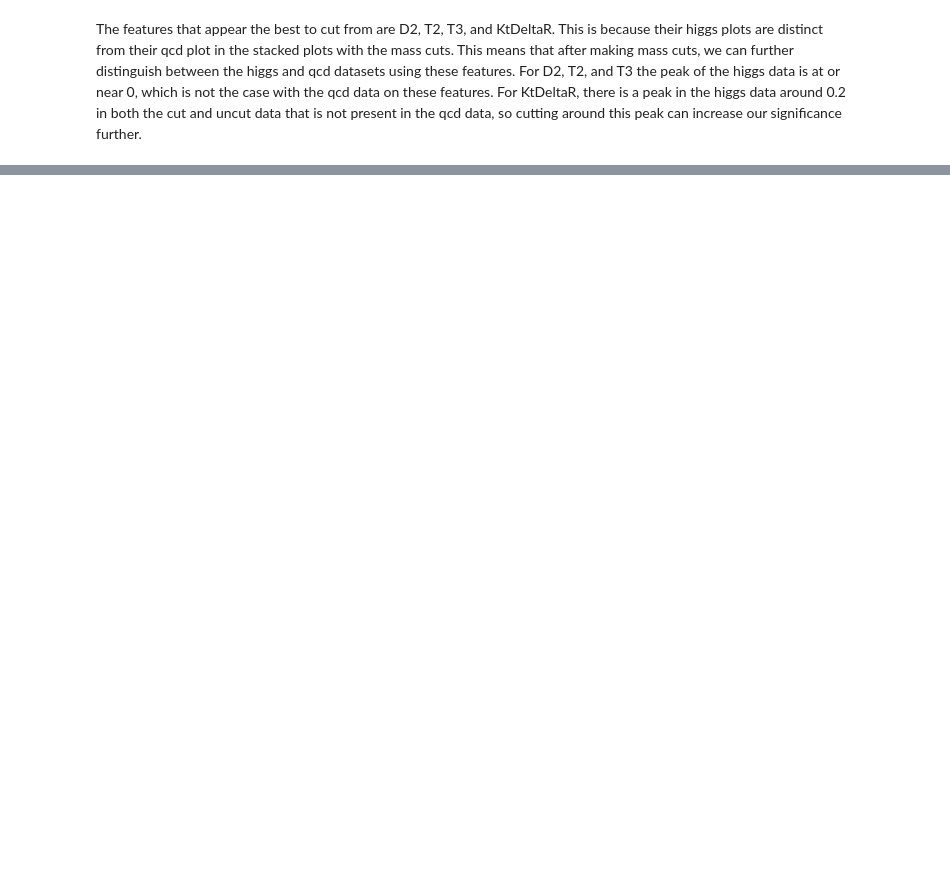
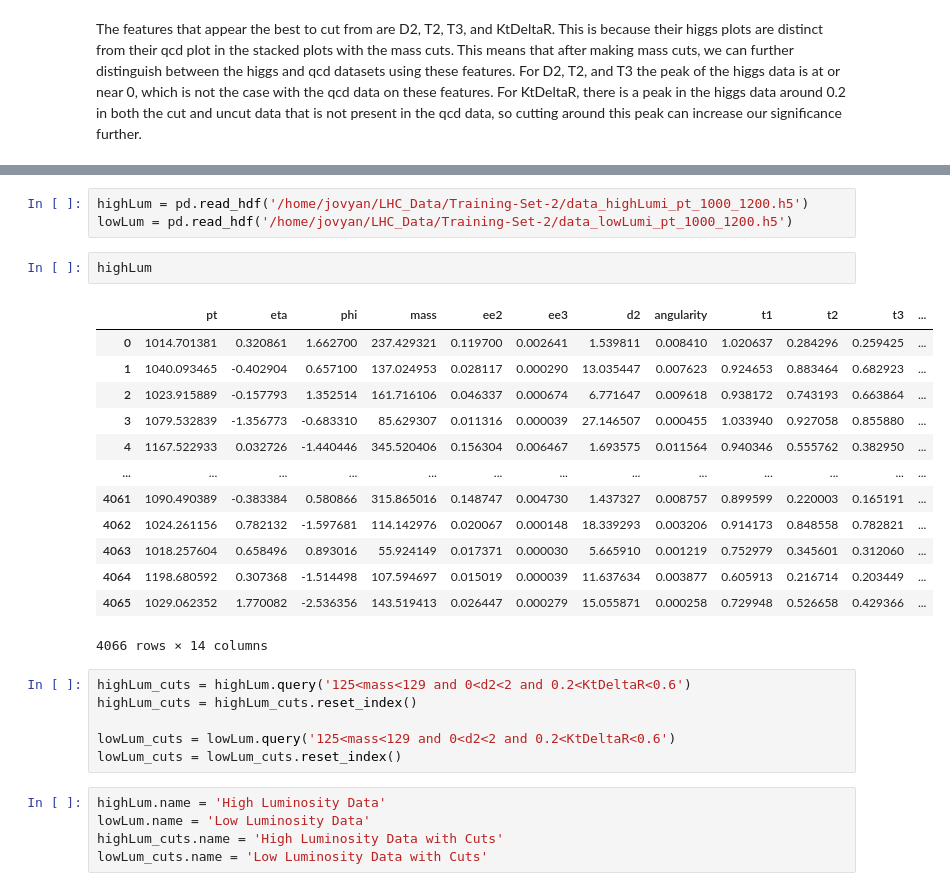
Before and after one commit to afspicciati/Phys-434, a Jupyter notebook: Lab7.ipynb, the cells around one changed output, grey strips where cells are left out. Saved outputs shown, nothing was run; the diff lists cells and outputs as text; blank space fills up the shorter version.

```diff
--- a/Lab7.ipynb
+++ b/Lab7.ipynb
@@ -148,0 +230,30 @@ The features that appear the best to cut from are D2, T2, T3, and KtDeltaR. This
+# %%
+highLum = pd.read_hdf('/home/jovyan/LHC_Data/Training-Set-2/data_highLumi_pt_1000_1200.h5')
+lowLum = pd.read_hdf('/home/jovyan/LHC_Data/Training-Set-2/data_lowLumi_pt_1000_1200.h5')
+# %%
+highLum
+# %% [output]
+|  | pt | eta | phi | mass | ee2 | ee3 | d2 | angularity | t1 | t2 | t3 | ... |
+| 0 | 1014.701381 | 0.320861 | 1.662700 | 237.429321 | 0.119700 | 0.002641 | 1.539811 | 0.008410 | 1.020637 | 0.284296 | 0.259425 | ... |
+| 1 | 1040.093465 | -0.402904 | 0.657100 | 137.024953 | 0.028117 | 0.000290 | 13.035447 | 0.007623 | 0.924653 | 0.883464 | 0.682923 | ... |
+| 2 | 1023.915889 | -0.157793 | 1.352514 | 161.716106 | 0.046337 | 0.000674 | 6.771647 | 0.009618 | 0.938172 | 0.743193 | 0.663864 | ... |
+| 3 | 1079.532839 | -1.356773 | -0.683310 | 85.629307 | 0.011316 | 0.000039 | 27.146507 | 0.000455 | 1.033940 | 0.927058 | 0.855880 | ... |
+| 4 | 1167.522933 | 0.032726 | -1.440446 | 345.520406 | 0.156304 | 0.006467 | 1.693575 | 0.011564 | 0.940346 | 0.555762 | 0.382950 | ... |
+| ... | ... | ... | ... | ... | ... | ... | ... | ... | ... | ... | ... | ... |
+| 4061 | 1090.490389 | -0.383384 | 0.580866 | 315.865016 | 0.148747 | 0.004730 | 1.437327 | 0.008757 | 0.899599 | 0.220003 | 0.165191 | ... |
+| 4062 | 1024.261156 | 0.782132 | -1.597681 | 114.142976 | 0.020067 | 0.000148 | 18.339293 | 0.003206 | 0.914173 | 0.848558 | 0.782821 | ... |
+| 4063 | 1018.257604 | 0.658496 | 0.893016 | 55.924149 | 0.017371 | 0.000030 | 5.665910 | 0.001219 | 0.752979 | 0.345601 | 0.312060 | ... |
+| 4064 | 1198.680592 | 0.307368 | -1.514498 | 107.594697 | 0.015019 | 0.000039 | 11.637634 | 0.003877 | 0.605913 | 0.216714 | 0.203449 | ... |
+| 4065 | 1029.062352 | 1.770082 | -2.536356 | 143.519413 | 0.026447 | 0.000279 | 15.055871 | 0.000258 | 0.729948 | 0.526658 | 0.429366 | ... |
+4066 rows × 14 columns
+# %%
+highLum_cuts = highLum.query('125<mass<129 and 0<d2<2 and 0.2<KtDeltaR<0.6')
+highLum_cuts = highLum_cuts.reset_index()
+
+lowLum_cuts = lowLum.query('125<mass<129 and 0<d2<2 and 0.2<KtDeltaR<0.6')
+lowLum_cuts = lowLum_cuts.reset_index()
+# %%
+highLum.name = 'High Luminosity Data'
+lowLum.name = 'Low Luminosity Data'
+highLum_cuts.name = 'High Luminosity Data with Cuts'
+lowLum_cuts.name = 'Low Luminosity Data with Cuts'
```
Also changed, not shown: parts of 50 cells of this notebook.
